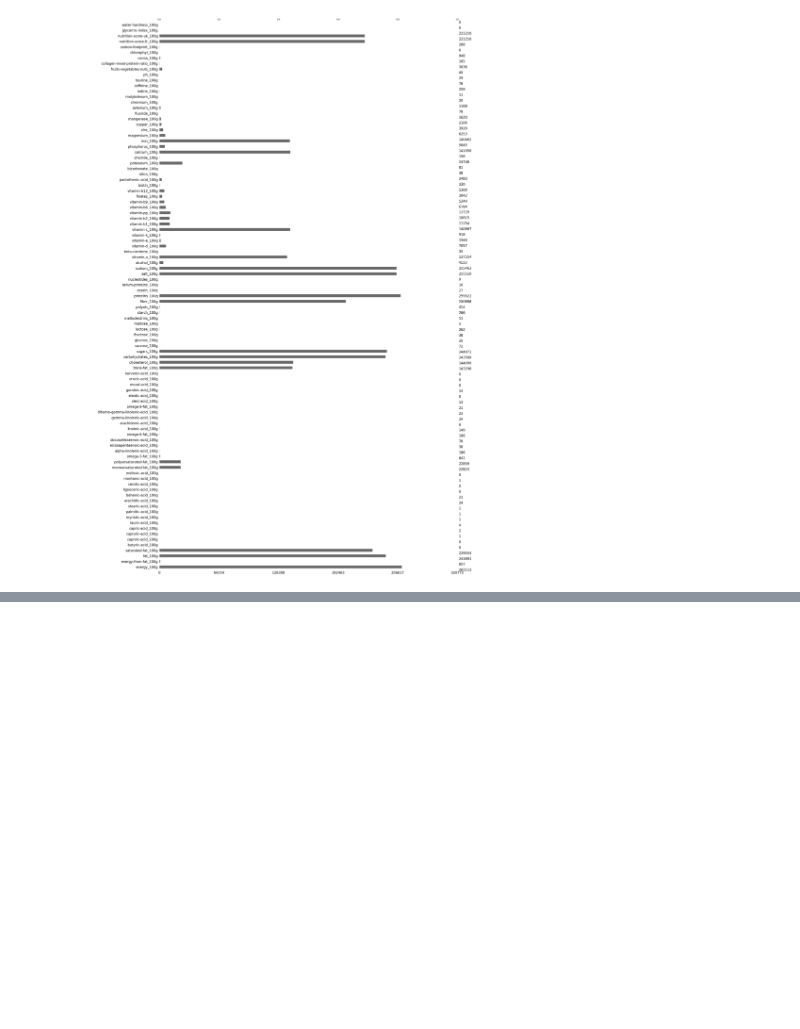
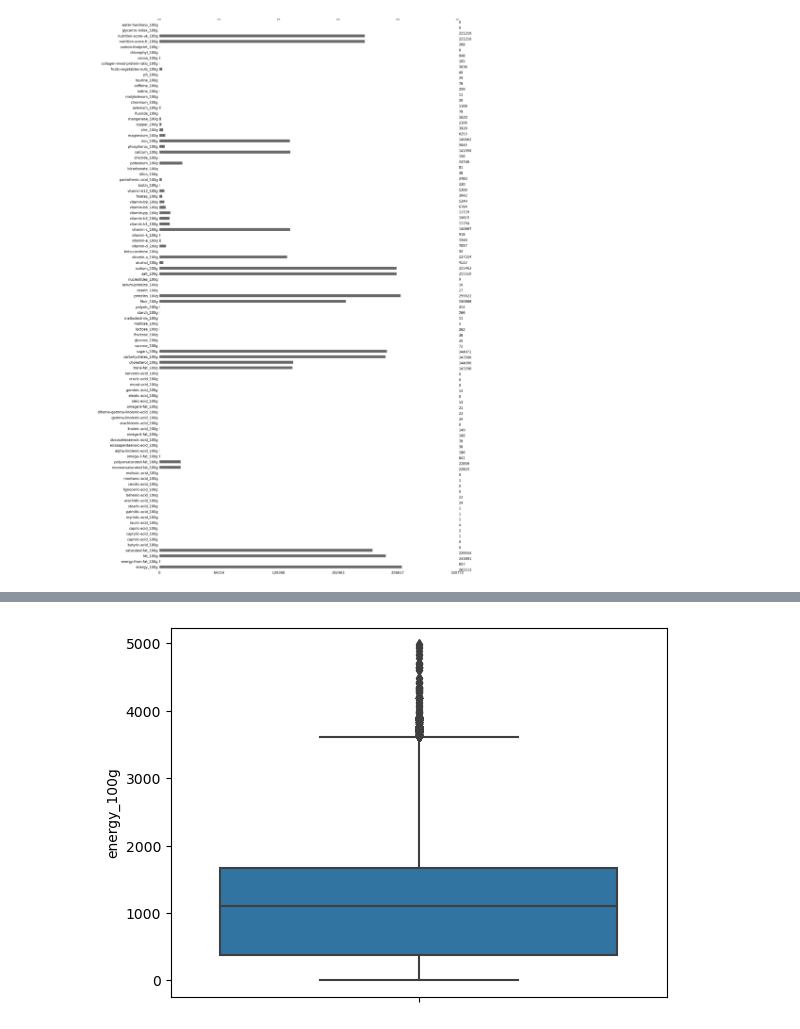
Before and after one commit to vicmcl/open_food_facts, a Jupyter notebook: src/notebook.ipynb, the cells around one changed output, grey strips where cells are left out. Saved outputs shown, nothing was run; the diff lists cells and outputs as text; code cells hidden in the pictures; blank space fills up the shorter version.

```diff
--- a/src/notebook.ipynb
+++ b/src/notebook.ipynb
@@ -209,0 +186,7 @@ features = [
+# %%
+sns.boxplot(y = df_nutrition['energy_100g'][
+                    ~df_nutrition['energy_100g'].isna()][
+                        df_nutrition['energy_100g'] < 5000])
+plt.show()
+# %% [output]
+[figure, added]
```
Also changed, not shown: parts of 28 cells of this notebook.
